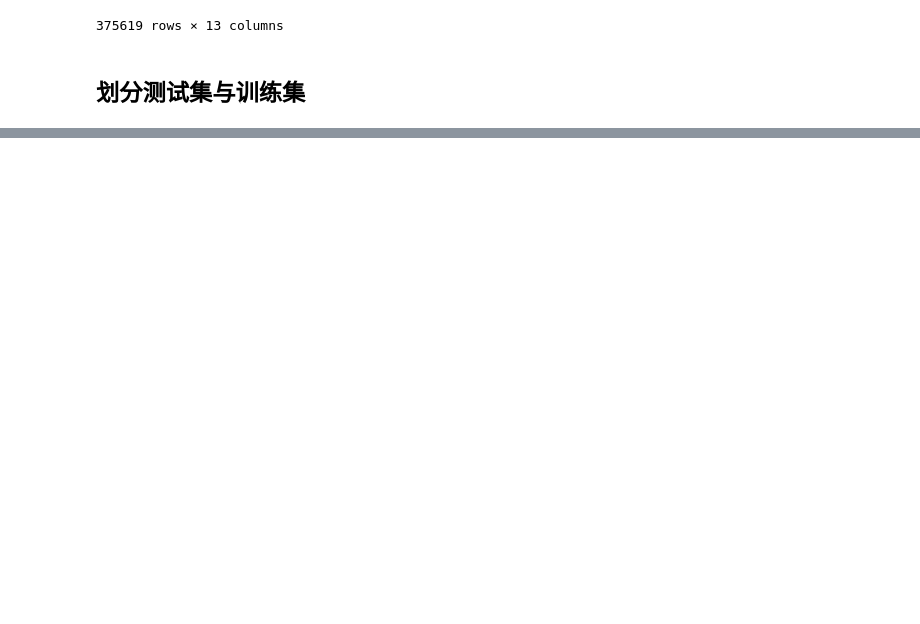
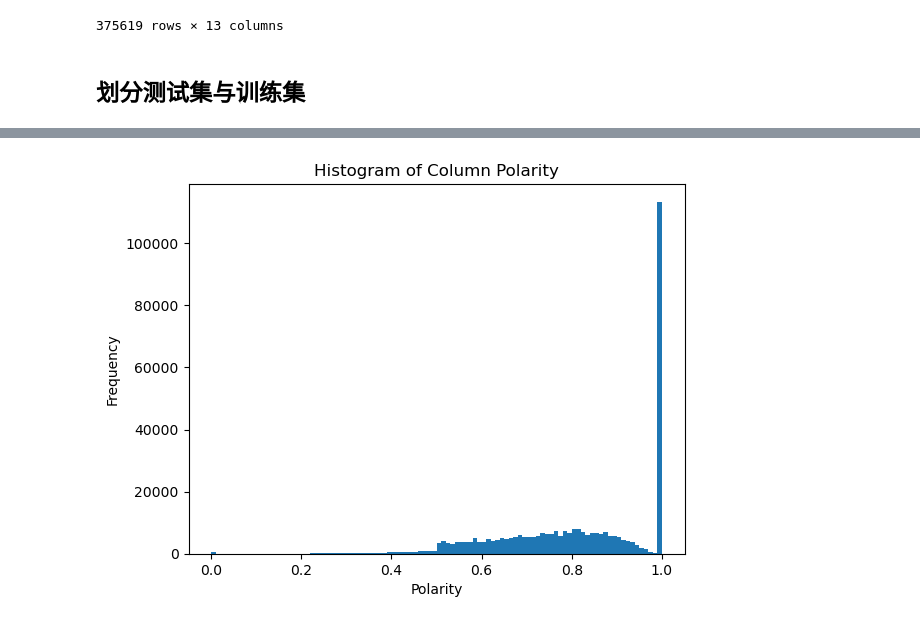
Before and after one commit to Blackteaxx/PythonDataAnalyze, a Jupyter notebook: PCA&Clustered/test.ipynb, the cells around one changed output, grey strips where cells are left out. Cells and saved outputs as stored; diff of their text form; code cells hidden in the pictures; blank space fills up the shorter version.

```diff
--- a/PCA&Clustered/test.ipynb
+++ b/PCA&Clustered/test.ipynb
@@ -440,0 +530,4 @@ finaldf.to_csv("trainDataSet.csv", index=False)
+# %%
+histcol(df, "Polarity")
+# %% [output]
+[figure, added]
```
Also changed, not shown: parts of 22 cells of this notebook, 28 other files.
